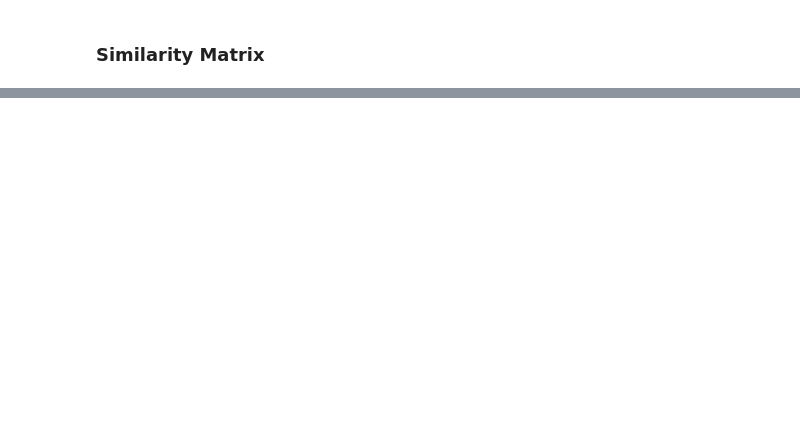
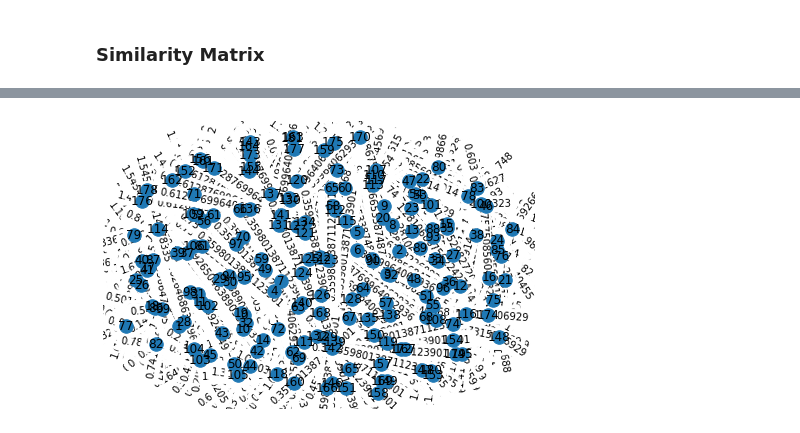
Before and after one commit to ArslanAliAwan/Char_Tra, a Jupyter notebook: Char_Tra_Version_Final.ipynb, the cells around one changed output, grey strips where cells are left out. Cells and saved outputs as stored; diff of their text form; code cells hidden in the pictures; blank space fills up the shorter version.

```diff
--- a/Char_Tra_Version_Final.ipynb
+++ b/Char_Tra_Version_Final.ipynb
@@ -188,12 +179,10 @@ array([[0.        , 0.23097455, 0.45911542, ..., 1.76422075, 1.76422075,
-# %%
-G = nx.from_numpy_matrix(ED_Matrix, create_using=nx.Graph)
-# %%
-layout = nx.spring_layout(G)
-sizes = len(ED_Matrix)
 # %%
-layout = nx.spring_layout(G)
-sizes = len(ED_Matrix)
-nx.draw(G, layout, with_labels=True, node_size=sizes)
-labels = nx.get_edge_attributes(G, "weight")
-output = nx.draw_networkx_edge_labels(G, pos=layout, edge_labels=labels)
-plt.show()
+def generate_graph(similarity_output):
+    G = nx.from_numpy_matrix(similarity_output, create_using=nx.Graph)
+    layout = nx.spring_layout(G)
+    sizes = len(similarity_output)
+    nx.draw(G, layout, with_labels=True, node_size=sizes)
+    labels = nx.get_edge_attributes(G, "weight")
+    output = nx.draw_networkx_edge_labels(G, pos=layout, edge_labels=labels)
+    plt.show()
+    return G
@@ -241,0 +215,6 @@ print(dist)
+# %%
+similarity_output = generate_similarity_matrix(PTS)
+# %%
+graph_output = generate_graph(similarity_output)
+# %% [output]
+[figure, added]
```
Also changed, not shown: parts of 35 cells of this notebook.
